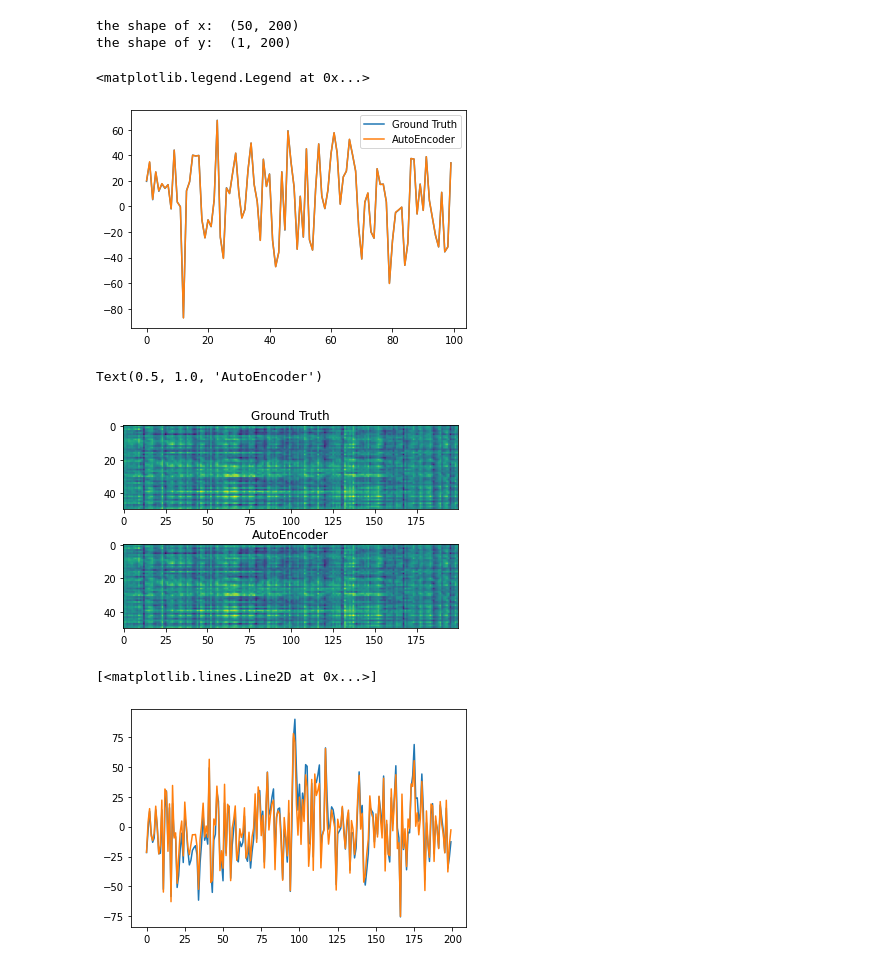
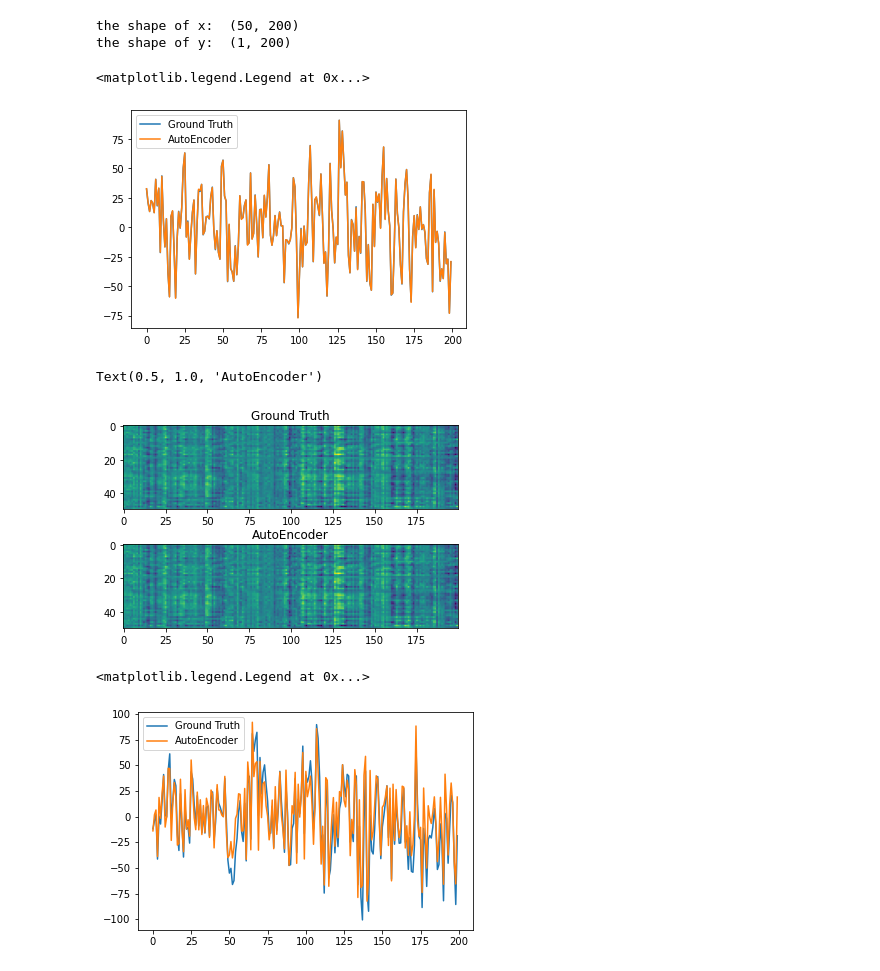
Before and after one commit to pc-Jiang/MOR_in_control_system, a Jupyter notebook: test.ipynb, the cells around one changed output. Saved outputs shown, nothing was run; the diff lists cells and outputs as text; code cells hidden in the pictures.

```diff
--- a/test.ipynb
+++ b/test.ipynb
@@ -6,7 +6,7 @@ import torch
 from DynamicSystem import Linear_Dynamic_System
 import os
 import numpy.random as nrd
-from models import AE_Reduced_System
+from MOR import AE_Reduced_System
 import numpy as np
 from util import mse
 
@@ -17,7 +17,7 @@ dim_x = 50 # dimension of inate state
 dim_y = 1 # dimension of output
 dim_u = 5 # dimention of input
 time_steps = 200 # time steps to be generated
-dim_x_reduct = 20 # dimension after MOR
+dim_x_reduct = 10 # dimension after MOR
 
 
 original_sys = Linear_Dynamic_System(dim_x, dim_u, dim_y) # define a system
@@ -35,17 +35,17 @@ print("the shape of y: ", y.shape)
 the shape of x:  (50, 200)
 the shape of y:  (1, 200)
 # %%
-ae_sys = AE_Reduced_System(original_sys, dim_x_reduct)
+ae_sys = AE_Reduced_System(original_sys, dim_x_reduct, nonlinear=True)
 reconst_x_AE, reconst_y_AE = ae_sys.fit(x)
 # %%
 # training set
 # %%
-plt.plot(y.reshape(-1)[:100], label="Ground Truth")
-plt.plot(reconst_y_AE.reshape(-1)[:100], label="AutoEncoder")
+plt.plot(y.reshape(-1), label="Ground Truth")
+plt.plot(reconst_y_AE.reshape(-1), label="AutoEncoder")
 plt.legend()
 # %% [output]
 <matplotlib.legend.Legend at 0x...>
-[figure, old version]
+[figure, new version]
 # %%
 f, (ax1, ax2) = plt.subplots(2, 1)
 ax1.imshow(x)
@@ -54,7 +54,7 @@ ax2.imshow(reconst_x_AE)
 ax2.set_title("AutoEncoder")
 # %% [output]
 Text(0.5, 1.0, 'AutoEncoder')
-[figure, old version]
+[figure, new version]
 # %%
 # test set
 # %%
@@ -74,11 +74,12 @@ for i in range(time_steps):
     new_ys.append(new_y[0])
     rec_xs.append(ae_sys.decompress(new_x))
 # %%
-plt.plot(true_ys)
-plt.plot(new_ys)
+plt.plot(true_ys, label="Ground Truth")
+plt.plot(new_ys, label="AutoEncoder")
+plt.legend()
 # %% [output]
-[<matplotlib.lines.Line2D at 0x...>]
+<matplotlib.legend.Legend at 0x...>
-[figure, old version]
+[figure, new version]
 # %%
 f, (ax1, ax2) = plt.subplots(2, 1)
 ax1.imshow(np.stack(true_xs).T)
```
Also changed, not shown: parts of 1 cell of this notebook, 2 other files.
